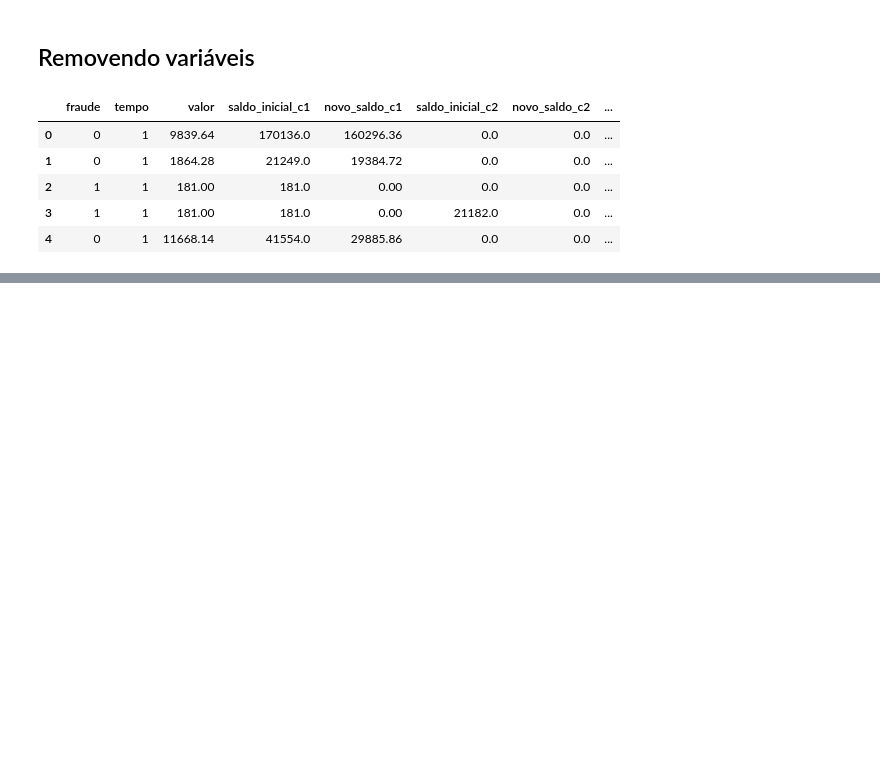
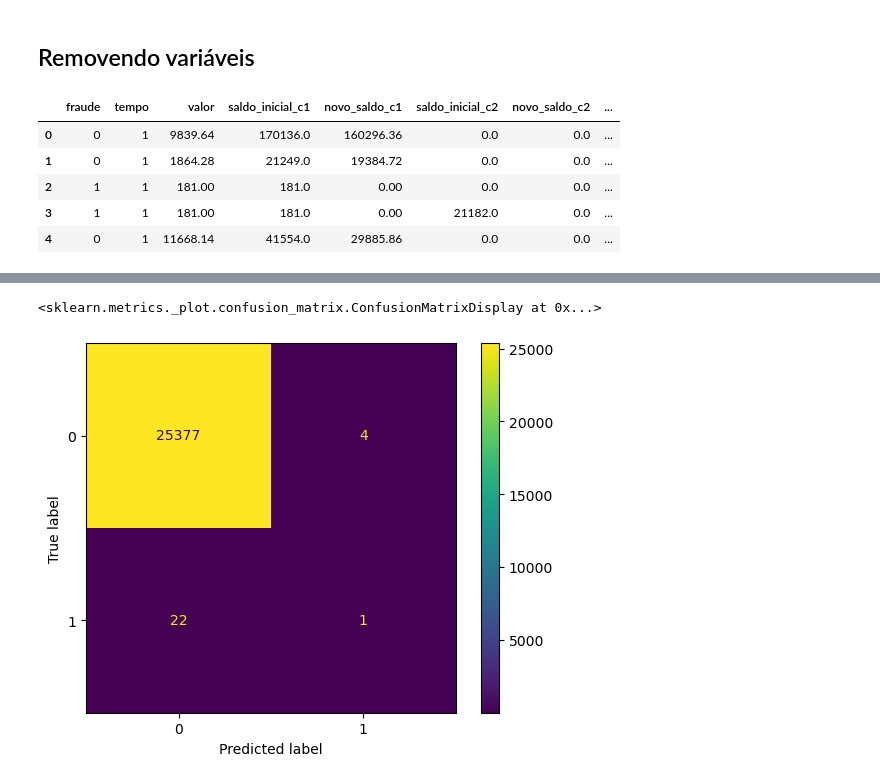
Before and after one commit to mathe-alves/Modelos-Preditivos-em-Dados---Deteccao-de-fraude, a Jupyter notebook: main.ipynb, the cells around one changed output, grey strips where cells are left out. Drawn from its saved outputs; the diff is of its cells as text; code cells hidden in the pictures; blank space fills up the shorter version.

Commit message:
Regressao Linear

```diff
--- a/main.ipynb
+++ b/main.ipynb
@@ -314,0 +319,3 @@ df.head()
+# %%
+x = df.drop('fraude', axis=1)
+y = df['fraude']
@@ -314,0 +328,6 @@ df.head()
+# %%
+from sklearn.model_selection import train_test_split
+
+SEED = 42
+
+x_train, x_test, y_train, y_test = train_test_split(x, y, test_size=0.25, random_state=SEED)
@@ -314,0 +338,16 @@ df.head()
+# %%
+from sklearn.linear_model import LogisticRegression
+from sklearn import metrics
+
+lr = LogisticRegression(max_iter=1000, random_state=SEED)
+
+# treinando o modelo fit()
+lr.fit(x_train, y_train)
+
+# fazendo a predição dos dados
+y_pred = lr.predict(x_test)
+
+print("Acurácia:",metrics.accuracy_score(y_test, y_pred))
+print("Precisão:",metrics.precision_score(y_test, y_pred))
+print("Recall:",metrics.recall_score(y_test, y_pred))
+print("F1:",metrics.f1_score(y_test, y_pred))
@@ -314,0 +373,16 @@ df.head()
+# %%
+import matplotlib.pyplot
+from sklearn.metrics import confusion_matrix
+#from sklearn.datasets import make_classification
+from sklearn.metrics import ConfusionMatrixDisplay
+%matplotlib inline
+
+# dados da matriz de confusão
+cm = confusion_matrix(y_test, y_pred)
+
+# display da imagem
+disp = ConfusionMatrixDisplay(confusion_matrix=cm)
+disp.plot()
+# %% [output]
+<sklearn.metrics._plot.confusion_matrix.ConfusionMatrixDisplay at 0x...>
+[figure, added]
```
Also changed, not shown: parts of 9 cells of this notebook.
